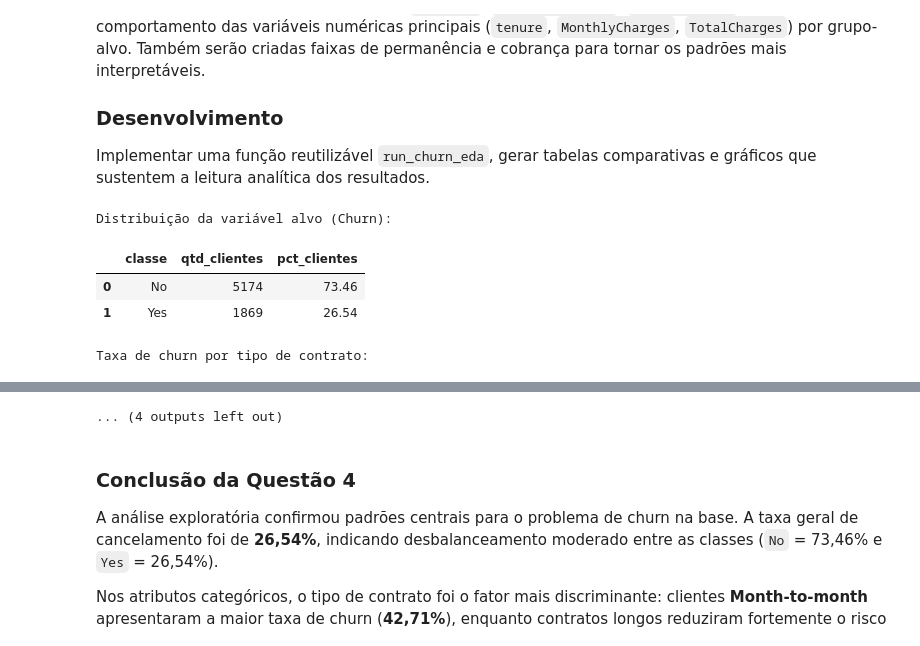
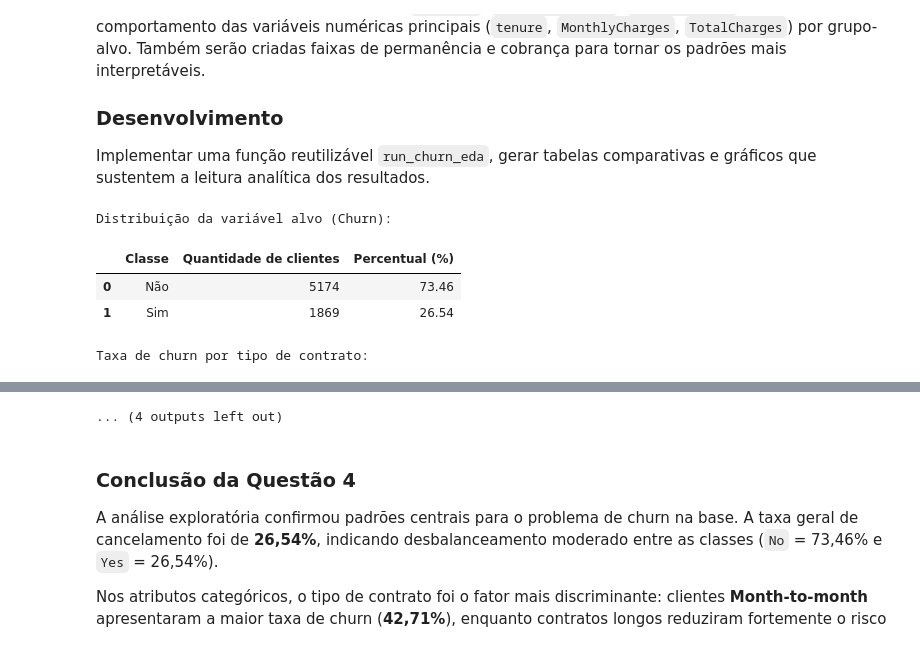
Before and after one commit to theduardomaciel/cc-cd, a Jupyter notebook: lista1/notebook.ipynb, the cells around one changed output, grey strips where cells are left out. Cells and saved outputs as stored; diff of their text form; code cells hidden in the pictures.

```diff
--- a/lista1/notebook.ipynb
+++ b/lista1/notebook.ipynb
@@ -1059,27 +1196,67 @@ else:
 
 q4_results = run_churn_eda(q4_base_df, target='Churn')
 
+sim_nao_map = {'Yes': 'Sim', 'No': 'Não'}
+
 # Tabelas principais
 print('Distribuição da variável alvo (Churn):')
-display(q4_results['class_distribution'])
+class_dist_view = q4_results['class_distribution'].copy()
+class_dist_view['classe'] = class_dist_view['classe'].replace(sim_nao_map)
+class_dist_view = class_dist_view.rename(columns={
+    'classe': 'Classe',
+    'qtd_clientes': 'Quantidade de clientes',
+    'pct_clientes': 'Percentual (%)'
+})
+display(class_dist_view)
 
 print('Taxa de churn por tipo de contrato:')
-display(q4_results['churn_by_contract'])
+contract_view = q4_results['churn_by_contract'].rename(columns={
+    'Contract': 'Tipo de contrato',
+    'qtd_clientes': 'Quantidade de clientes',
+    'churn_yes': 'Cancelaram (qtd)',
+    'taxa_churn_pct': 'Taxa de churn (%)'
+})
+display(contract_view)
 
-print('Taxa de churn por serviço de internet:')
-display(q4_results['churn_by_internetservice'])
+print('Taxa de churn por tipo de internet:')
+internet_view = q4_results['churn_by_internetservice'].rename(columns={
+    'InternetService': 'Tipo de internet',
+    'qtd_clientes': 'Quantidade de clientes',
+    'churn_yes': 'Cancelaram (qtd)',
+    'taxa_churn_pct': 'Taxa de churn (%)'
+})
+display(internet_view)
 
-print('Taxa de churn por método de pagamento:')
-display(q4_results['churn_by_paymentmethod'])
+print('Taxa de churn por forma de pagamento:')
+payment_view = q4_results['churn_by_paymentmethod'].rename(columns={
+    'PaymentMethod': 'Forma de pagamento',
+    'qtd_clientes': 'Quantidade de clientes',
+    'churn_yes': 'Cancelaram (qtd)',
+    'taxa_churn_pct': 'Taxa de churn (%)'
+})
+display(payment_view)
 
-print('Resumo numérico por grupo de churn:')
-display(q4_results['numeric_summary_by_target'])
+print('Resumo numérico por grupo (Sim/Não):')
+numeric_view = q4_results['numeric_summary_by_target'].copy()
+numeric_view.index = numeric_view.index.to_series().replace(sim_nao_map)
+numeric_view.index.name = 'Cancelou'
+display(numeric_view)
 
-print('Taxa de churn por faixa de tempo de contrato (tenure):')
-display(q4_results['churn_by_tenure_band'])
+print('Taxa de churn por faixa de tempo de contrato:')
+tenure_band_view = q4_results['churn_by_tenure_band'].rename(columns={
+    'tenure_band': 'Faixa de tempo (meses)',
+    'qtd_clientes': 'Quantidade de clientes',
+    'churn_yes': 'Cancelaram (qtd)',
+    'taxa_churn_pct': 'Taxa de churn (%)'
+})
+display(tenure_band_view)
 
-print('Correlação das variáveis numéricas com churn (valor absoluto decrescente):')
-display(q4_results['numeric_correlation_with_churn'].head(10))
+print('Correlação das variáveis numéricas com churn:')
+corr_view = q4_results['numeric_correlation_with_churn'].head(10).rename(columns={
+    'variavel': 'Variável',
+    'correlacao_com_churn': 'Correlação com churn'
+})
+display(corr_view)
 
 # Resumo textual objetivo para apoiar a conclusão
 overall_churn_pct = q4_results['class_distribution'].loc[q4_results['class_distribution']['classe'] == 'Yes', 'pct_clientes'].iloc[0]
@@ -1088,43 +1265,47 @@ lowest_contract = q4_results['churn_by_contract'].iloc[-1]
 top_internet = q4_results['churn_by_internetservice'].iloc[0]
 top_payment = q4_results['churn_by_paymentmethod'].iloc[0]
 
-print('\nResumo analítico objetivo:')
+print('\nResumo analítico:')
 print(f"- Taxa geral de churn: {overall_churn_pct:.2f}%")
 print(f"- Maior churn por contrato: {top_contract['Contract']} ({top_contract['taxa_churn_pct']:.2f}%)")
 print(f"- Menor churn por contrato: {lowest_contract['Contract']} ({lowest_contract['taxa_churn_pct']:.2f}%)")
 print(f"- Maior churn por internet: {top_internet['InternetService']} ({top_internet['taxa_churn_pct']:.2f}%)")
 print(f"- Maior churn por pagamento: {top_payment['PaymentMethod']} ({top_payment['taxa_churn_pct']:.2f}%)")
 
 # Visualizações orientadas ao problema
 fig, axes = plt.subplots(2, 2, figsize=(15, 10))
 
-sns.barplot(data=q4_results['class_distribution'], x='classe', y='pct_clientes', ax=axes[0, 0], palette='Blues_d')
-axes[0, 0].set_title('Distribuição percentual de churn')
-axes[0, 0].set_xlabel('Classe')
+plot_data = q4_results['class_distribution'].copy()
+plot_data['classe'] = plot_data['classe'].replace(sim_nao_map)
+sns.barplot(data=plot_data, x='classe', y='pct_clientes', ax=axes[0, 0], palette='Blues_d')
+axes[0, 0].set_title('Distribuição percentual de cancelamento')
+axes[0, 0].set_xlabel('Cancelou?')
 axes[0, 0].set_ylabel('Clientes (%)')
 
 sns.barplot(data=q4_results['churn_by_contract'], x='Contract', y='taxa_churn_pct', ax=axes[0, 1], palette='Oranges_d')
 axes[0, 1].set_title('Taxa de churn por tipo de contrato')
 axes[0, 1].set_xlabel('Contrato')
 axes[0, 1].set_ylabel('Taxa de churn (%)')
 axes[0, 1].tick_params(axis='x', rotation=20)
 
-sns.boxplot(data=q4_base_df, x='Churn', y='MonthlyCharges', ax=axes[1, 0], palette='Set2')
-axes[1, 0].set_title('MonthlyCharges por grupo de churn')
-axes[1, 0].set_xlabel('Churn')
+plot_df = q4_base_df.copy()
+plot_df['Churn_pt'] = plot_df['Churn'].replace(sim_nao_map)
+sns.boxplot(data=plot_df, x='Churn_pt', y='MonthlyCharges', ax=axes[1, 0], palette='Set2')
+axes[1, 0].set_title('Cobrança mensal por grupo')
+axes[1, 0].set_xlabel('Cancelou?')
 axes[1, 0].set_ylabel('Cobrança mensal')
 
 sns.barplot(data=q4_results['churn_by_tenure_band'], x='tenure_band', y='taxa_churn_pct', ax=axes[1, 1], palette='Greens_d')
-axes[1, 1].set_title('Taxa de churn por faixa de tenure')
-axes[1, 1].set_xlabel('Faixa de tenure (meses)')
+axes[1, 1].set_title('Taxa de churn por faixa de tempo')
+axes[1, 1].set_xlabel('Faixa de tempo (meses)')
 axes[1, 1].set_ylabel('Taxa de churn (%)')
 axes[1, 1].tick_params(axis='x', rotation=20)
 
 plt.tight_layout()
 plt.show()
 # %% [output]
 Distribuição da variável alvo (Churn):
-|  | classe | qtd_clientes | pct_clientes |
-| 0 | No | 5174 | 73.46 |
-| 1 | Yes | 1869 | 26.54 |
+|  | Classe | Quantidade de clientes | Percentual (%) |
+| 0 | Não | 5174 | 73.46 |
+| 1 | Sim | 1869 | 26.54 |
 Taxa de churn por tipo de contrato:
```
Also changed, not shown: parts of 6 cells of this notebook.
